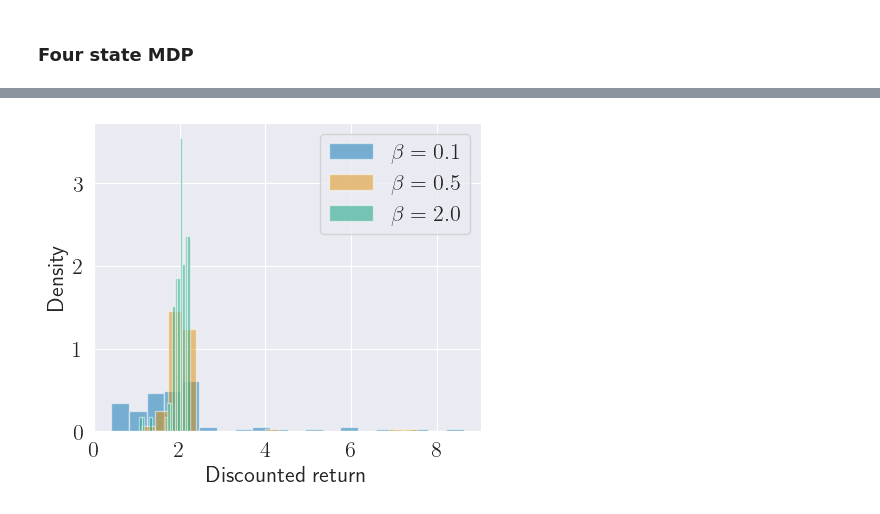
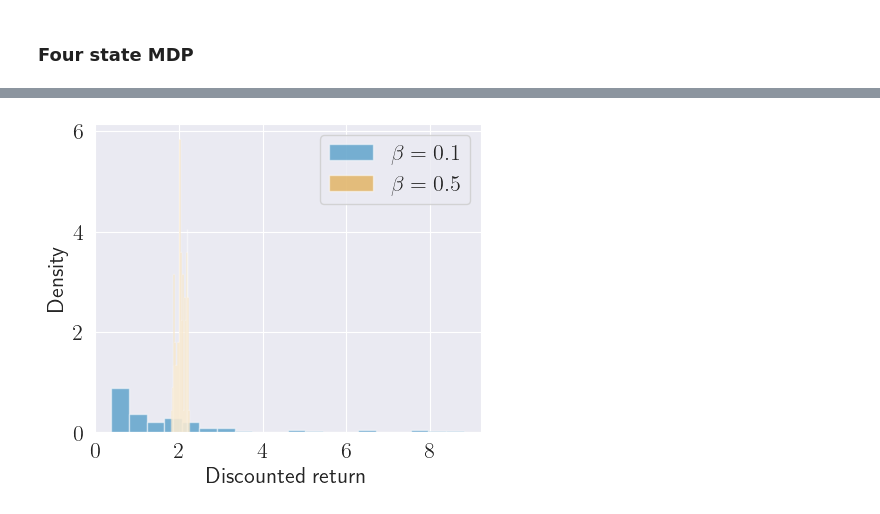
Before and after one commit to PPSantos/risk-aware-mcts, a Jupyter notebook: erm_mcts.ipynb, the cells around one changed output, grey strips where cells are left out. Saved outputs shown, nothing was run; the diff lists cells and outputs as text; code cells hidden in the pictures.

```diff
--- a/erm_mcts.ipynb
+++ b/erm_mcts.ipynb
@@ -75,21 +129,21 @@ for erm_beta, mcts_path in mcts_planner_paths.items():
 # %%
 fig = plt.figure()
 fig.set_size_inches(5.0, 4.0)
 fig.tight_layout()
 
 plt.hist(mcts_planner_data[0.1]["f_vals"], density=True, bins=20, alpha=0.5, label=r'$\beta=0.1$')
 plt.hist(mcts_planner_data[0.5]["f_vals"], density=True, bins=20, alpha=0.5, label=r'$\beta=0.5$')
-plt.hist(mcts_planner_data[2.0]["f_vals"], density=True, bins=20, alpha=0.5, label=r'$\beta=2.0$')
+#plt.hist(mcts_planner_data[2.0]["f_vals"], density=True, bins=20, alpha=0.5, label=r'$\beta=2.0$')
 plt.ylabel('Density')
 plt.xlabel("Discounted return")
 plt.grid()
 
 plt.legend()
 
 # plt.savefig("f_dist_entropy_example.pdf", bbox_inches='tight')
 plt.show()
 # %% [output]
-[figure, old version]
+[figure, new version]
 # %%
 fig = plt.figure()
 fig.set_size_inches(5.0, 4.0)
```
Also changed, not shown: parts of 6 cells of this notebook, 4 other files.
